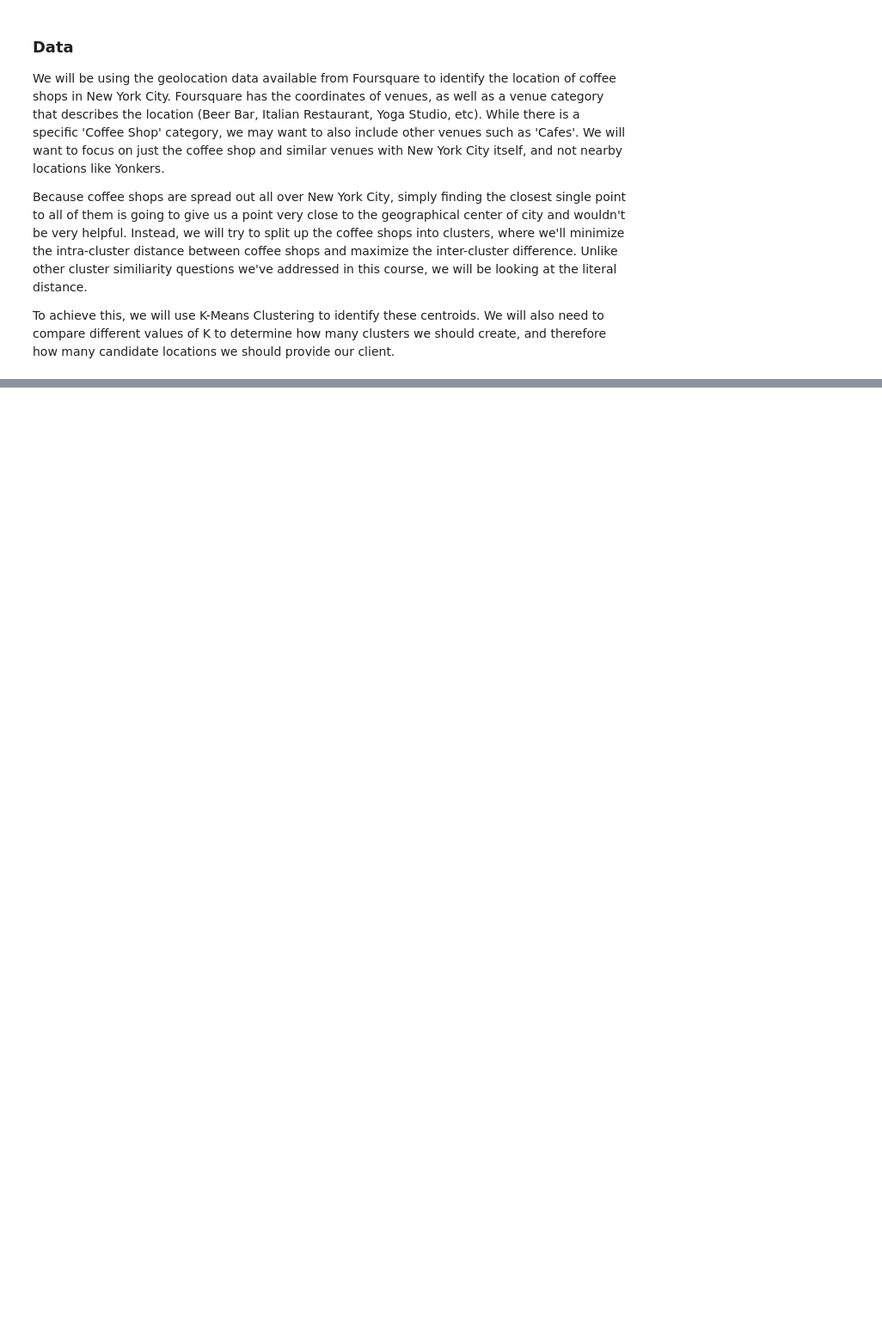
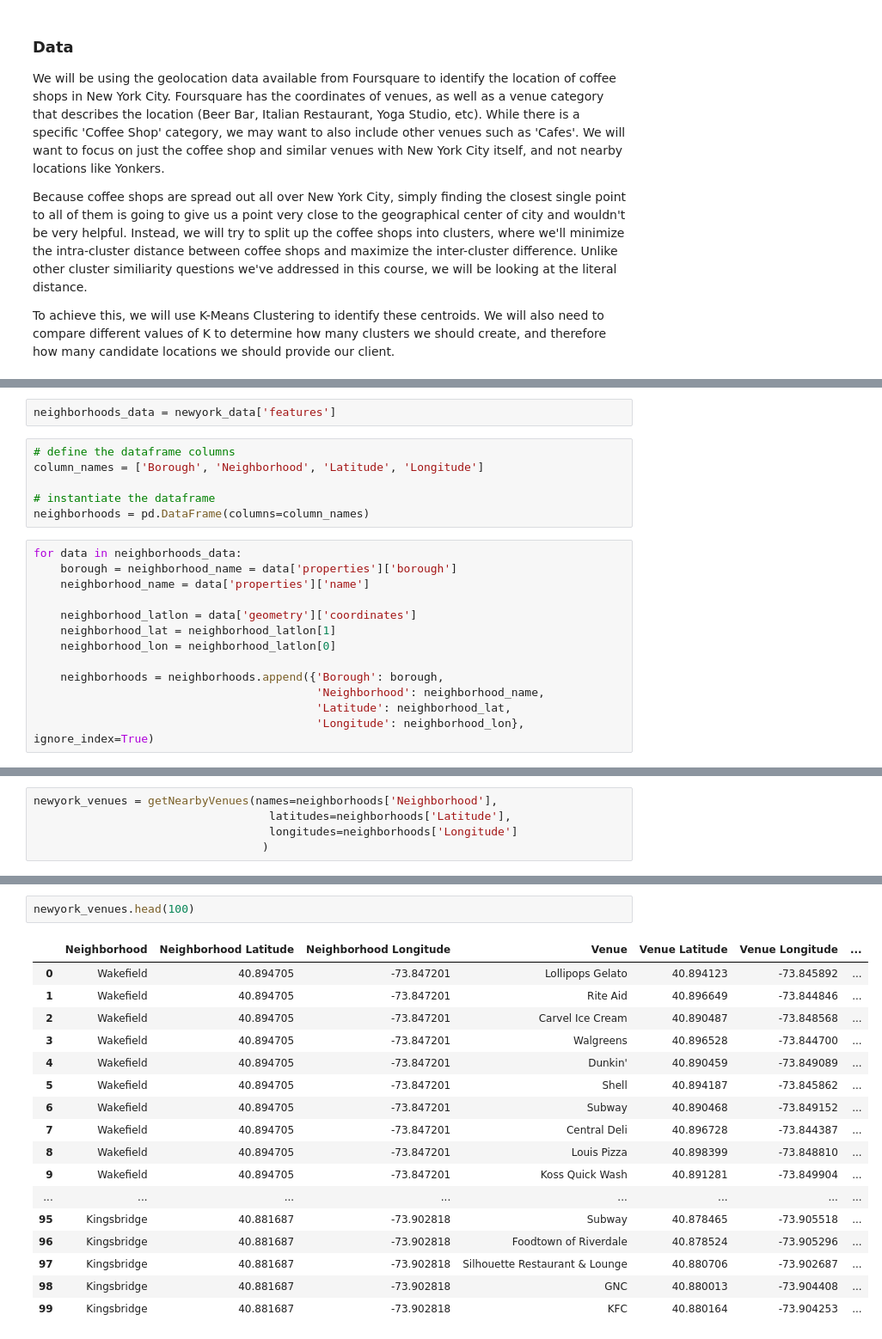
Before and after one commit to JonNKolb/Coursera_Capstone, a Jupyter notebook: Capstone Project.ipynb, the cells around one changed output, grey strips where cells are left out. Shown at 86% size. Saved outputs shown, nothing was run; the diff lists cells and outputs as text; blank space fills up the shorter version.

```diff
--- a/Capstone Project.ipynb
+++ b/Capstone Project.ipynb
@@ -21,0 +73,21 @@ To achieve this, we will use K-Means Clustering to identify these centroids. We
+# %%
+neighborhoods_data = newyork_data['features']
+# %%
+# define the dataframe columns
+column_names = ['Borough', 'Neighborhood', 'Latitude', 'Longitude']
+
+# instantiate the dataframe
+neighborhoods = pd.DataFrame(columns=column_names)
+# %%
+for data in neighborhoods_data:
+    borough = neighborhood_name = data['properties']['borough']
+    neighborhood_name = data['properties']['name']
+
+    neighborhood_latlon = data['geometry']['coordinates']
+    neighborhood_lat = neighborhood_latlon[1]
+    neighborhood_lon = neighborhood_latlon[0]
+
+    neighborhoods = neighborhoods.append({'Borough': borough,
+                                          'Neighborhood': neighborhood_name,
+                                          'Latitude': neighborhood_lat,
+                                          'Longitude': neighborhood_lon}, ignore_index=True)
@@ -21,0 +146,5 @@ To achieve this, we will use K-Means Clustering to identify these centroids. We
+# %%
+newyork_venues = getNearbyVenues(names=neighborhoods['Neighborhood'],
+                                   latitudes=neighborhoods['Latitude'],
+                                   longitudes=neighborhoods['Longitude']
+                                  )
@@ -21,0 +169,20 @@ To achieve this, we will use K-Means Clustering to identify these centroids. We
+# %%
+newyork_venues.head(100)
+# %% [output]
+|  | Neighborhood | Neighborhood Latitude | Neighborhood Longitude | Venue | Venue Latitude | Venue Longitude | ... |
+| 0 | Wakefield | 40.894705 | -73.847201 | Lollipops Gelato | 40.894123 | -73.845892 | ... |
+| 1 | Wakefield | 40.894705 | -73.847201 | Rite Aid | 40.896649 | -73.844846 | ... |
+| 2 | Wakefield | 40.894705 | -73.847201 | Carvel Ice Cream | 40.890487 | -73.848568 | ... |
+| 3 | Wakefield | 40.894705 | -73.847201 | Walgreens | 40.896528 | -73.844700 | ... |
+| 4 | Wakefield | 40.894705 | -73.847201 | Dunkin' | 40.890459 | -73.849089 | ... |
+| 5 | Wakefield | 40.894705 | -73.847201 | Shell | 40.894187 | -73.845862 | ... |
+| 6 | Wakefield | 40.894705 | -73.847201 | Subway | 40.890468 | -73.849152 | ... |
+| 7 | Wakefield | 40.894705 | -73.847201 | Central Deli | 40.896728 | -73.844387 | ... |
+| 8 | Wakefield | 40.894705 | -73.847201 | Louis Pizza | 40.898399 | -73.848810 | ... |
+| 9 | Wakefield | 40.894705 | -73.847201 | Koss Quick Wash | 40.891281 | -73.849904 | ... |
+| ... | ... | ... | ... | ... | ... | ... | ... |
+| 95 | Kingsbridge | 40.881687 | -73.902818 | Subway | 40.878465 | -73.905518 | ... |
+| 96 | Kingsbridge | 40.881687 | -73.902818 | Foodtown of Riverdale | 40.878524 | -73.905296 | ... |
+| 97 | Kingsbridge | 40.881687 | -73.902818 | Silhouette Restaurant & Lounge | 40.880706 | -73.902687 | ... |
+| 98 | Kingsbridge | 40.881687 | -73.902818 | GNC | 40.880013 | -73.904408 | ... |
+| 99 | Kingsbridge | 40.881687 | -73.902818 | KFC | 40.880164 | -73.904253 | ... |
```
Also changed, not shown: parts of 16 cells of this notebook.
